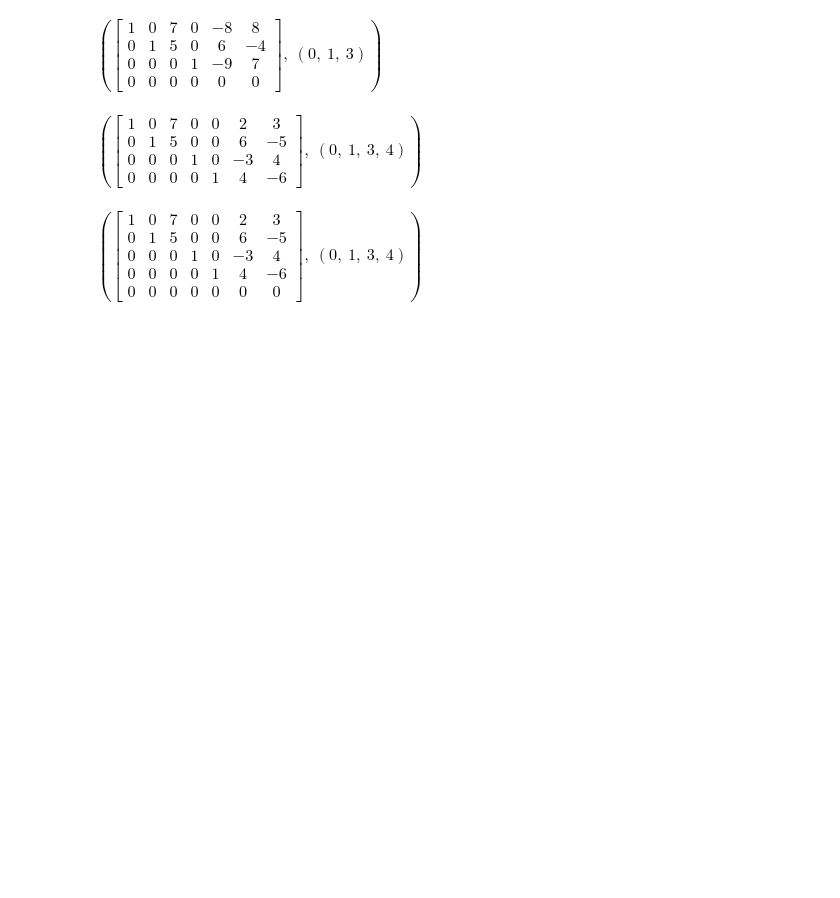
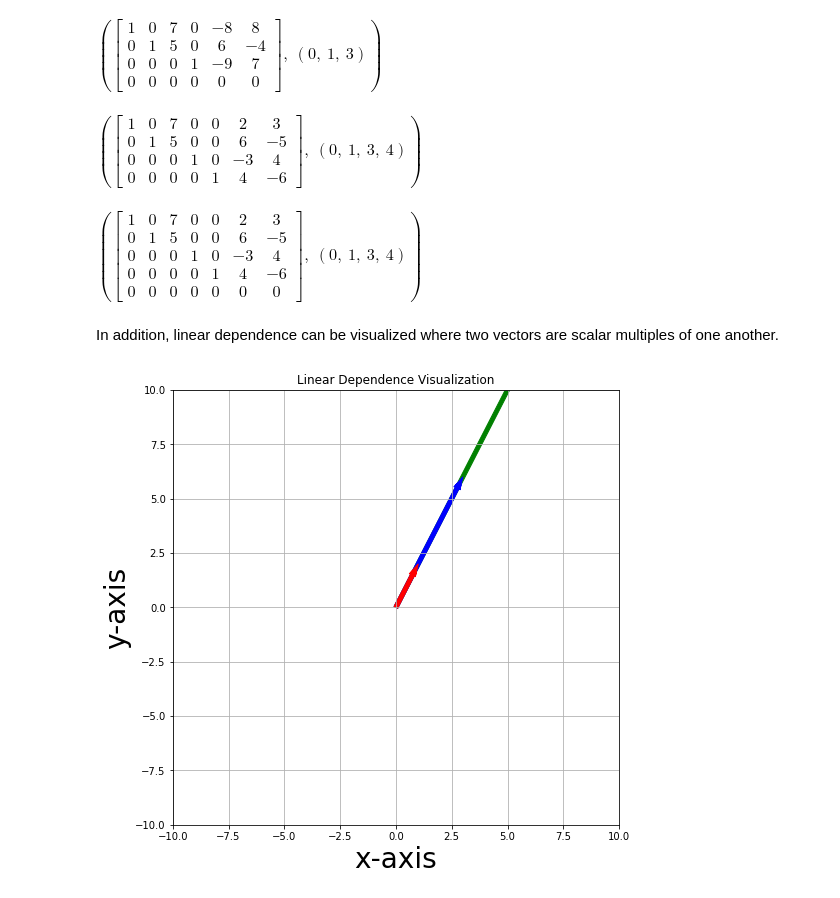
Before and after one commit to natdosan/LinearAlgebra, a Jupyter notebook: main/linear_dependence.ipynb, the cells around one changed output. Drawn from its saved outputs; the diff is of its cells as text; code cells hidden in the pictures; blank space fills up the shorter version.

Commit message:
Linear Dependence Notes added

```diff
--- a/main/linear_dependence.ipynb
+++ b/main/linear_dependence.ipynb
@@ -85,3 +77,29 @@ G = sy.Matrix([
 G.rref()
 # %% [output]
 $\displaystyle \left( \left[\begin{matrix}1 & 0 & 7 & 0 & 0 & 2 & 3\\0 & 1 & 5 & 0 & 0 & 6 & -5\\0 & 0 & 0 & 1 & 0 & -3 & 4\\0 & 0 & 0 & 0 & 1 & 4 & -6\\0 & 0 & 0 & 0 & 0 & 0 & 0\end{matrix}\right], \  \left( 0, \  1, \  3, \  4\right)\right)$
+# %% [markdown]
+In addition, linear dependence can be visualized where two vectors are scalar multiples of one another.
+# %%
+
+fig, ax = plt.subplots(figsize = (8, 8))
+#######################Arrows#######################
+arrows = np.array([[[0,0,1,2]],
+                   [[0,0,3,6]],
+                   [[0,0,9,18]]])
+colors = ['r','b','g']
+for i in range(arrows.shape[0]):
+    X,Y,U,V = zip(*arrows[i,:,:])
+    ax.arrow(X[0], Y[0], U[0],V[0], color = colors[i], width = .18,
+             length_includes_head = True,
+             head_width = .3, # default: 3*width
+             head_length = .6,
+             overhang = .4, zorder = -i)
+
+ax.grid(True)
+ax.set_title('Linear Dependence Visualization')
+ax.axis([-10, 10, -10, 10])
+ax.set_xlabel('x-axis', size = 28)
+ax.set_ylabel('y-axis', size = 28)
+plt.show()
+# %% [output]
+[figure, added]
```
Also changed, not shown: parts of 4 cells of this notebook.
